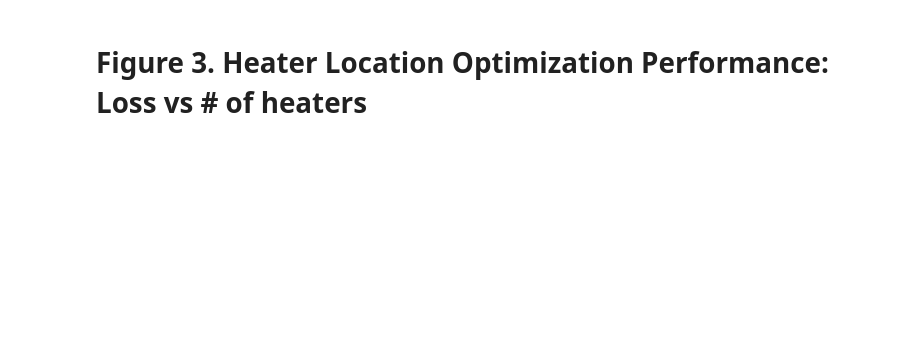
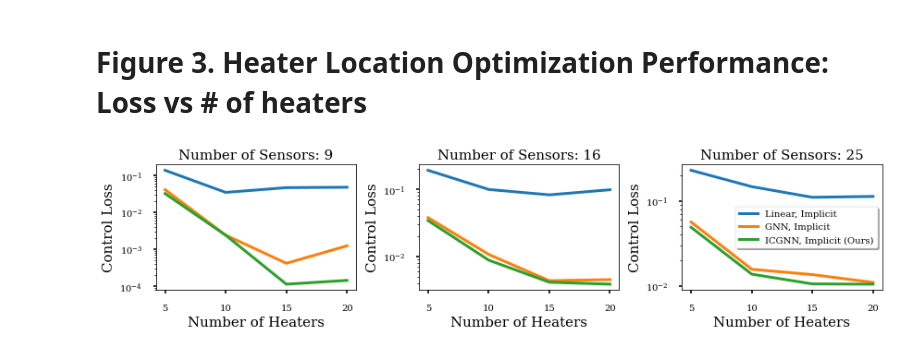
Before and after one commit to song970407/bilevel_design_opt, a Jupyter notebook: figures_practice.ipynb, the cells around one changed output. Saved outputs shown, nothing was run; the diff lists cells and outputs as text; code cells hidden in the pictures; blank space fills up the shorter version.

```diff
--- a/figures_practice.ipynb
+++ b/figures_practice.ipynb
@@ -265,2 +242,49 @@ FileNotFoundError: [Errno 2] No such file or directory: 'design_opt_experiment/4
 # %% [markdown]
 # Figure 3. Heater Location Optimization Performance: Loss vs # of heaters
+# %%
+num_x_list = [3, 4, 5]
+num_heaters_list = [5, 10, 15, 20]
+
+fig, axes = plt.subplots(1, len(num_x_list), figsize=(4 * len(num_x_list), 3 * 1))
+axes_flatten = axes.flatten()
+color_dict = {
+    'Linear': u'#1f77b4',
+    'GAT': u'#ff7f0e',
+    'ICGAT': u'#2ca02c',
+    'cma_es': u'#d62728',
+    'single_layer': u'#9467bd',
+    'implicit': u'#2ca02c',
+}
+model_names = ['Linear', 'GAT', 'ICGAT']
+solver_names = ['single_layer', 'cma_es', 'implicit']
+label_size = 15
+tick_size = 10
+legend_size = 10
+for i, num_x in enumerate(num_x_list):
+    for model_name in model_names:
+        loss_list = []
+        for num_heaters in num_heaters_list:
+            optimal_result = pickle.load(open('bilevel_opt_result/optimal/implicit_{}/optimal_result_{}_{}.pkl'.format(model_name, num_x, num_heaters), 'rb'))
+            x_trajectory_list = optimal_result['x_trajectory_list']
+            u_trajectory_list = optimal_result['u_trajectory_list']
+            log_trajectory_list = optimal_result['log_trajectory_list']
+            loss = measure_design_opt_control(mpc_config, x_trajectory_list, u_trajectory_list)
+            loss_list.append(np.mean(loss))
+        if model_name == 'Linear':
+            label_name ='{}, Implicit'.format(model_name)
+        elif model_name == 'GAT':
+            label_name = '{}NN, Implicit'.format(model_name[:-2])
+        else:
+            label_name = '{}NN, Implicit (Ours)'.format(model_name[:-2])
+        axes_flatten[i].plot(num_heaters_list, loss_list, color=color_dict[model_name], linewidth=3, label=label_name)
+        axes_flatten[i].set_title('Number of Sensors: {}'.format(num_x**2), fontsize=label_size)
+        axes_flatten[i].set_ylabel('Control Loss', fontsize=label_size)
+        axes_flatten[i].set_xlabel('Number of Heaters', fontsize=label_size)
+        axes_flatten[i].set_xticks(num_heaters_list)
+        axes_flatten[i].tick_params(axis='both', which='major', labelsize=tick_size)
+        axes_flatten[i].set_yscale('log')
+
+axes_flatten[i].legend(fancybox=True, shadow=True, fontsize=legend_size)
+fig.tight_layout()
+# %% [output]
+[figure, added]
```
Also changed, not shown: parts of 10 cells of this notebook, 17 other files.
